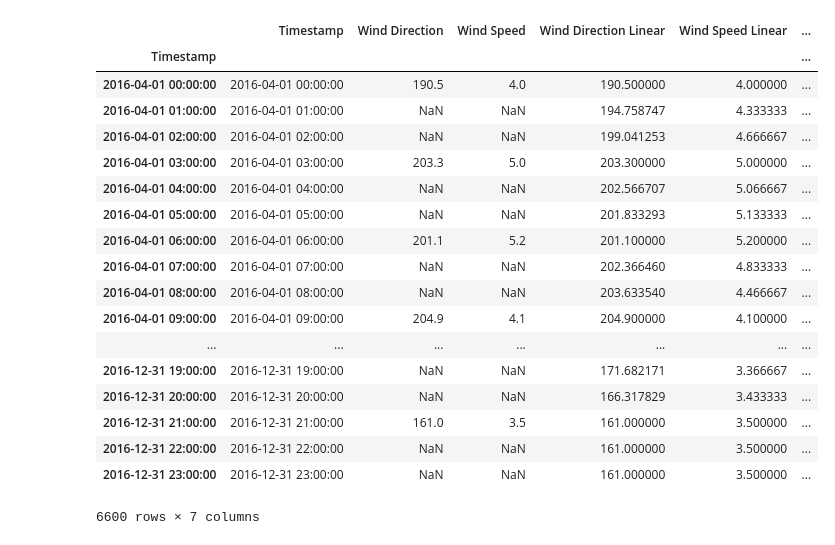
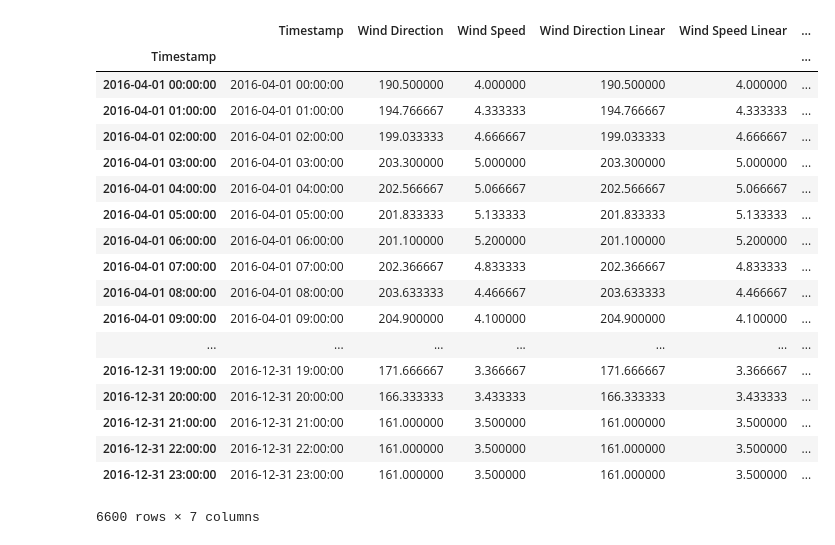
Before and after one commit to Tamrell/Data, a Jupyter notebook: Angelo/Untitled.ipynb, the cells around one changed output. Saved outputs shown, nothing was run; the diff lists cells and outputs as text; code cells hidden in the pictures.

```diff
--- a/Angelo/Untitled.ipynb
+++ b/Angelo/Untitled.ipynb
@@ -29,50 +29,53 @@ def interpolate_cubic_spline(df):
 
     df_spl = df.copy()
     df_spl.interpolate(method='cubic', order=3, inplace=True)#, limit=3) # cubic == spline?
     df['Wind Direction Spline'] = np.rad2deg(np.arctan2(df_spl['sin'], df_spl['cos'])).apply(full_range)
     df['Wind Speed Spline'] = df_spl['Wind Speed']
 
     df = df.drop(['sin', 'cos'], axis=1)
     return df
 
 def full_range(f):
     if f < 0:
         return f + 360
     else:
         return f
 
+
+
+df = df.resample('3600S').asfreq()[:]
+
 interpolate_linear(df)
 interpolate_cubic_spline(df)
 df = df.drop(['sin', 'cos'], axis=1)
 
 
-df = df.resample('3600S').asfreq()[:]
-
-df
+df['Timestamp'].interpolate(method='time')
 # df['2016-04-04']['Wind Direction Spline'].plot()
 # df['2016-04-04']['Wind Direction Linear'].plot()
+
 
 
 # writer = pd.ExcelWriter('Meteorological Interpolated.xlsx')
 # df.to_excel(writer,'ledata')
 # writer.save()
 # %% [output]
 |  | Timestamp | Wind Direction | Wind Speed | Wind Direction Linear | Wind Speed Linear | ... |
 | Timestamp |  |  |  |  |  | ... |
-| 2016-04-01 00:00:00 | 2016-04-01 00:00:00 | 190.5 | 4.0 | 190.500000 | 4.000000 | ... |
-| 2016-04-01 01:00:00 | 2016-04-01 01:00:00 | NaN | NaN | 194.758747 | 4.333333 | ... |
-| 2016-04-01 02:00:00 | 2016-04-01 02:00:00 | NaN | NaN | 199.041253 | 4.666667 | ... |
-| 2016-04-01 03:00:00 | 2016-04-01 03:00:00 | 203.3 | 5.0 | 203.300000 | 5.000000 | ... |
-| 2016-04-01 04:00:00 | 2016-04-01 04:00:00 | NaN | NaN | 202.566707 | 5.066667 | ... |
-| 2016-04-01 05:00:00 | 2016-04-01 05:00:00 | NaN | NaN | 201.833293 | 5.133333 | ... |
-| 2016-04-01 06:00:00 | 2016-04-01 06:00:00 | 201.1 | 5.2 | 201.100000 | 5.200000 | ... |
-| 2016-04-01 07:00:00 | 2016-04-01 07:00:00 | NaN | NaN | 202.366460 | 4.833333 | ... |
-| 2016-04-01 08:00:00 | 2016-04-01 08:00:00 | NaN | NaN | 203.633540 | 4.466667 | ... |
-| 2016-04-01 09:00:00 | 2016-04-01 09:00:00 | 204.9 | 4.1 | 204.900000 | 4.100000 | ... |
+| 2016-04-01 00:00:00 | 2016-04-01 00:00:00 | 190.500000 | 4.000000 | 190.500000 | 4.000000 | ... |
+| 2016-04-01 01:00:00 | 2016-04-01 01:00:00 | 194.766667 | 4.333333 | 194.766667 | 4.333333 | ... |
+| 2016-04-01 02:00:00 | 2016-04-01 02:00:00 | 199.033333 | 4.666667 | 199.033333 | 4.666667 | ... |
+| 2016-04-01 03:00:00 | 2016-04-01 03:00:00 | 203.300000 | 5.000000 | 203.300000 | 5.000000 | ... |
+| 2016-04-01 04:00:00 | 2016-04-01 04:00:00 | 202.566667 | 5.066667 | 202.566667 | 5.066667 | ... |
+| 2016-04-01 05:00:00 | 2016-04-01 05:00:00 | 201.833333 | 5.133333 | 201.833333 | 5.133333 | ... |
+| 2016-04-01 06:00:00 | 2016-04-01 06:00:00 | 201.100000 | 5.200000 | 201.100000 | 5.200000 | ... |
+| 2016-04-01 07:00:00 | 2016-04-01 07:00:00 | 202.366667 | 4.833333 | 202.366667 | 4.833333 | ... |
+| 2016-04-01 08:00:00 | 2016-04-01 08:00:00 | 203.633333 | 4.466667 | 203.633333 | 4.466667 | ... |
+| 2016-04-01 09:00:00 | 2016-04-01 09:00:00 | 204.900000 | 4.100000 | 204.900000 | 4.100000 | ... |
 | ... | ... | ... | ... | ... | ... | ... |
-| 2016-12-31 19:00:00 | 2016-12-31 19:00:00 | NaN | NaN | 171.682171 | 3.366667 | ... |
-| 2016-12-31 20:00:00 | 2016-12-31 20:00:00 | NaN | NaN | 166.317829 | 3.433333 | ... |
-| 2016-12-31 21:00:00 | 2016-12-31 21:00:00 | 161.0 | 3.5 | 161.000000 | 3.500000 | ... |
-| 2016-12-31 22:00:00 | 2016-12-31 22:00:00 | NaN | NaN | 161.000000 | 3.500000 | ... |
-| 2016-12-31 23:00:00 | 2016-12-31 23:00:00 | NaN | NaN | 161.000000 | 3.500000 | ... |
+| 2016-12-31 19:00:00 | 2016-12-31 19:00:00 | 171.666667 | 3.366667 | 171.666667 | 3.366667 | ... |
+| 2016-12-31 20:00:00 | 2016-12-31 20:00:00 | 166.333333 | 3.433333 | 166.333333 | 3.433333 | ... |
+| 2016-12-31 21:00:00 | 2016-12-31 21:00:00 | 161.000000 | 3.500000 | 161.000000 | 3.500000 | ... |
+| 2016-12-31 22:00:00 | 2016-12-31 22:00:00 | 161.000000 | 3.500000 | 161.000000 | 3.500000 | ... |
+| 2016-12-31 23:00:00 | 2016-12-31 23:00:00 | 161.000000 | 3.500000 | 161.000000 | 3.500000 | ... |
 6600 rows × 7 columns
```
Also changed, not shown: 2 other files.
